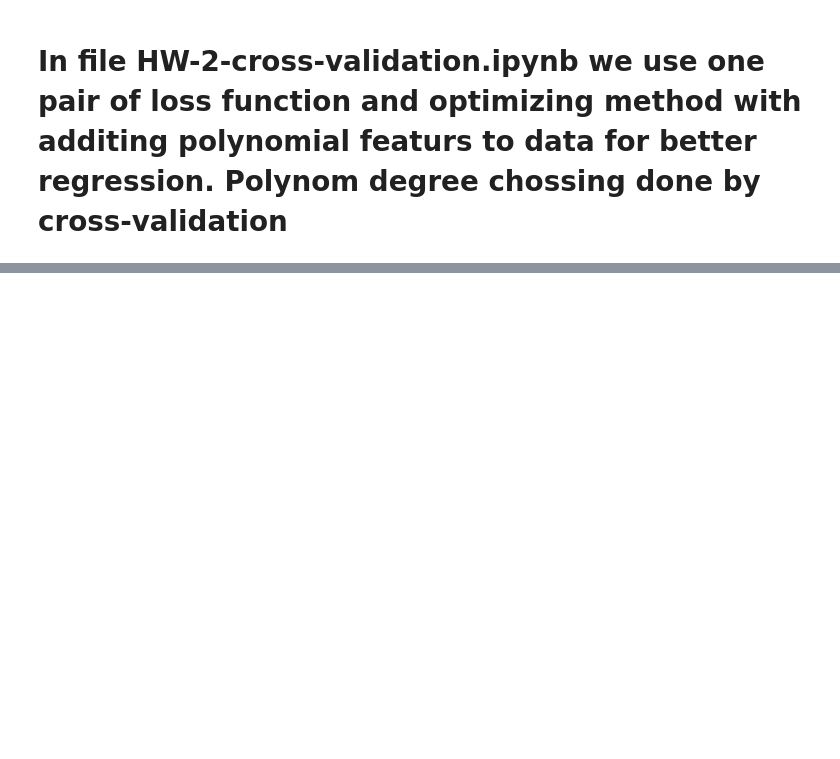
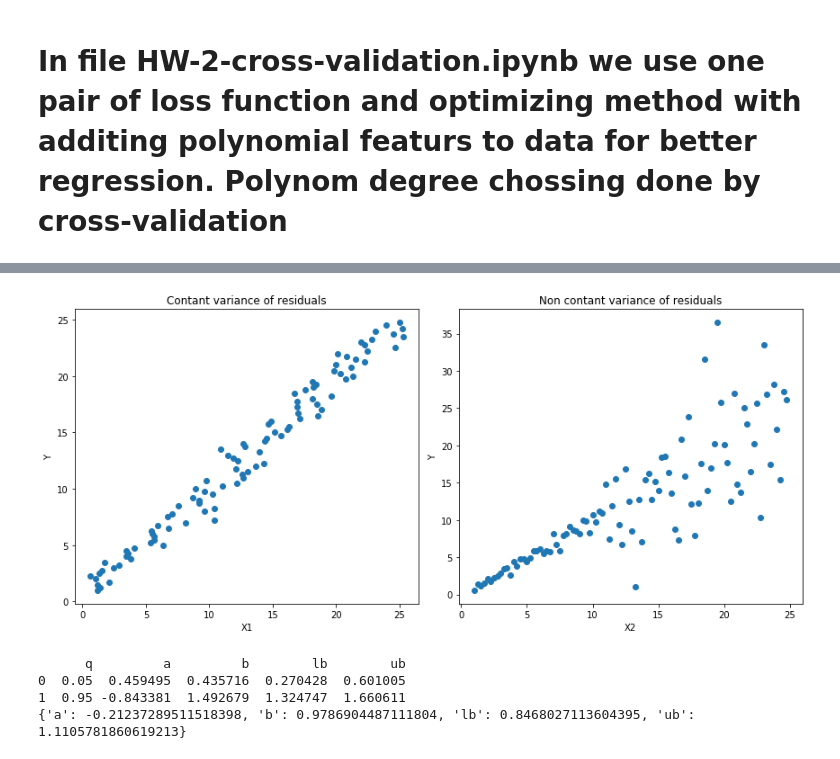
Before and after one commit to halynavs/gl-ml-basecamp, a Jupyter notebook: HW-2/HW-2-diff-loss-func-and-opt-methods.ipynb, the cells around one changed output, grey strips where cells are left out. Cells and saved outputs as stored; diff of their text form; code cells hidden in the pictures; blank space fills up the shorter version.

```diff
--- a/HW-2/HW-2-diff-loss-func-and-opt-methods.ipynb
+++ b/HW-2/HW-2-diff-loss-func-and-opt-methods.ipynb
@@ -469,0 +491,31 @@ plt.legend()
+# %%
+y = np.arange(1,25, 0.25)
+# linear relationship with contant variance of residual
+
+x1 = y.copy() + np.random.randn(96)
+# %%
+
+# non contant variance with residuals
+
+x2 = y.copy()
+y2 = x2 + np.concatenate((np.random.randn(20)*0.5,
+                                np.random.randn(20)*1,
+                                np.random.randn(20)*4,
+                               np.random.randn(20)*6,
+                               np.random.randn(16)*8), axis=0)
+# %%
+fig, (ax1,ax2) = plt.subplots(1,2 , figsize = (12,5.5) )
+
+ax1.plot(x1, y, 'o')
+ax1.set_xlabel('X1')
+ax1.set_ylabel('Y')
+ax1.set_title('Contant variance of residuals')
+
+ax2.plot(x2, y2, 'o')
+ax2.set_xlabel('X2')
+ax2.set_ylabel('Y')
+ax2.set_title('Non contant variance of residuals')
+
+fig.tight_layout()
+# %% [output]
+[figure, added]
@@ -469,0 +524,27 @@ plt.legend()
+# %%
+mod = smf.quantreg('Y ~ X', data)
+res = mod.fit(q=.5)
+
+quantiles  = np.array((0.05, 0.95))
+def fit_model(q):
+    res = mod.fit(q=q)
+    return [q, res.params['Intercept'], res.params['X']] + \
+            res.conf_int().loc['X'].tolist()
+
+models = [fit_model(x) for x in quantiles]
+models = pd.DataFrame(models, columns=['q', 'a', 'b','lb','ub'])
+
+ols = smf.ols('Y ~ X', data).fit()
+ols_ci = ols.conf_int().loc['X'].tolist()
+ols = dict(a = ols.params['Intercept'],
+           b = ols.params['X'],
+           lb = ols_ci[0],
+           ub = ols_ci[1])
+
+print(models)
+print(ols)
+# %% [output]
+      q         a         b        lb        ub
+0  0.05  0.459495  0.435716  0.270428  0.601005
+1  0.95 -0.843381  1.492679  1.324747  1.660611
+{'a': -0.21237289511518398, 'b': 0.9786904487111804, 'lb': 0.8468027113604395, 'ub': 1.1105781860619213}
```
Also changed, not shown: parts of 22 cells of this notebook.
